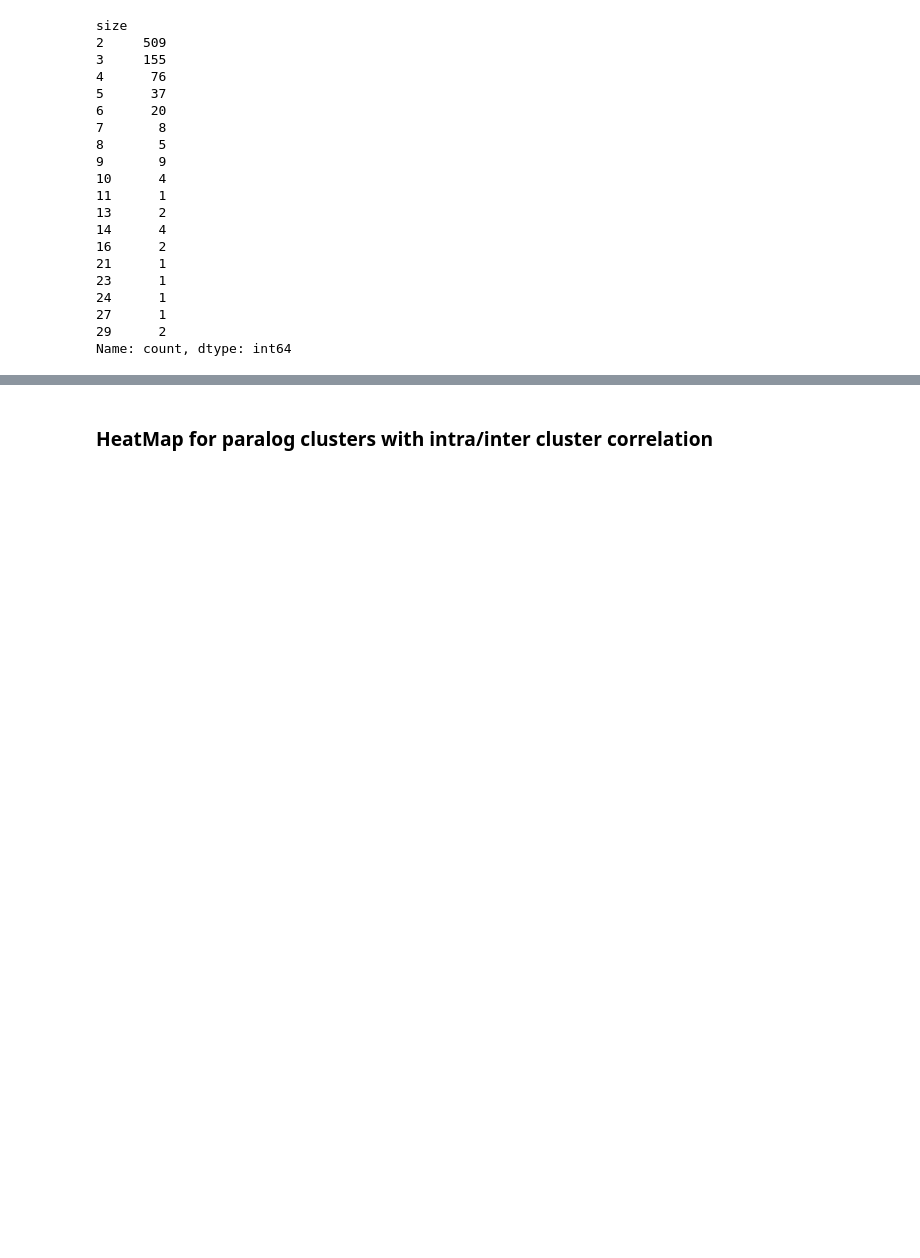
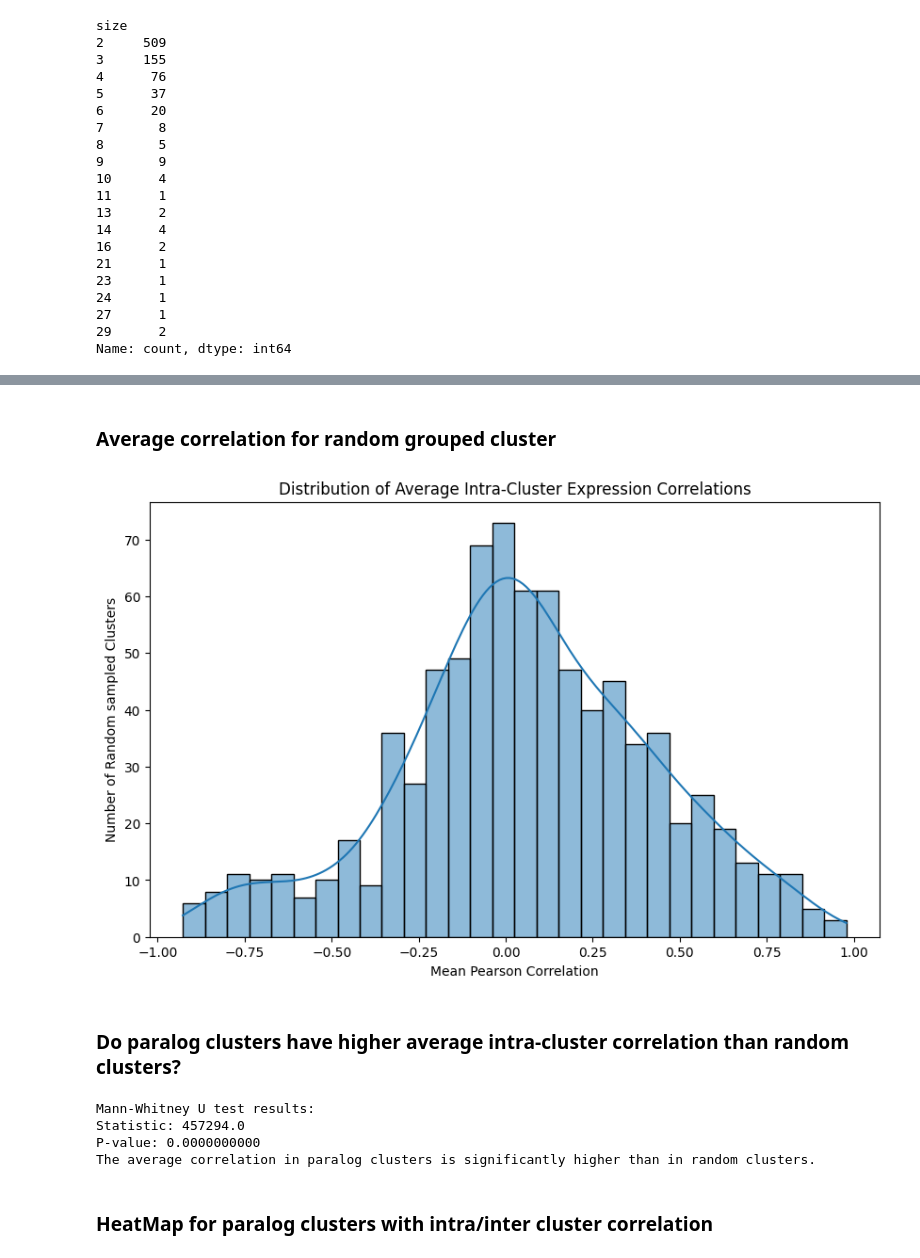
Before and after one commit to realhexiheng/ml4rg2025, a Jupyter notebook: notebooks/paralog_analysis.ipynb, the cells around one changed output, grey strips where cells are left out. Saved outputs shown, nothing was run; the diff lists cells and outputs as text; code cells hidden in the pictures; blank space fills up the shorter version.

```diff
--- a/notebooks/paralog_analysis.ipynb
+++ b/notebooks/paralog_analysis.ipynb
@@ -306,3 +343,42 @@ plt.show()
+# %% [markdown]
+### Average correlation for random grouped cluster
+# %%
+random_corr = compute_cluster_correlations(
+    sample_random_cluster(summary, cluster_size=clusters["size"].tolist()),
+    reader,
+)
+
+plt.figure(figsize=(10, 6))
+sns.histplot(random_corr, kde=True, bins=30)
+plt.title("Distribution of Average Intra-Cluster Expression Correlations")
+plt.xlabel("Mean Pearson Correlation")
+plt.ylabel("Number of Random sampled Clusters")
+plt.show()
+# %% [output]
+[figure, added]
+# %% [markdown]
+### Do paralog clusters have higher average intra-cluster correlation than random clusters?
+# %%
+from scipy.stats import mannwhitneyu
+
+# Perform the one-sided test
+statistic, p_value = mannwhitneyu(paralog_corr, random_corr, alternative="greater")
+
+print("Mann-Whitney U test results:")
+print(f"Statistic: {statistic}")
+print(f"P-value: {p_value:.10f}")
+
+alpha = 0.05
+print(
+    "The average correlation in paralog clusters is significantly higher than in random clusters."
+) if p_value < alpha else print(
+    "There is no significant difference in correlation between paralog and random clusters."
+)
+# %% [output]
+Mann-Whitney U test results:
+Statistic: 457294.0
+P-value: 0.0000000000
+The average correlation in paralog clusters is significantly higher than in random clusters.
 # %% [markdown]
 ### HeatMap for paralog clusters with intra/inter cluster correlation
 # %%
```
Also changed, not shown: parts of 15 cells of this notebook.
